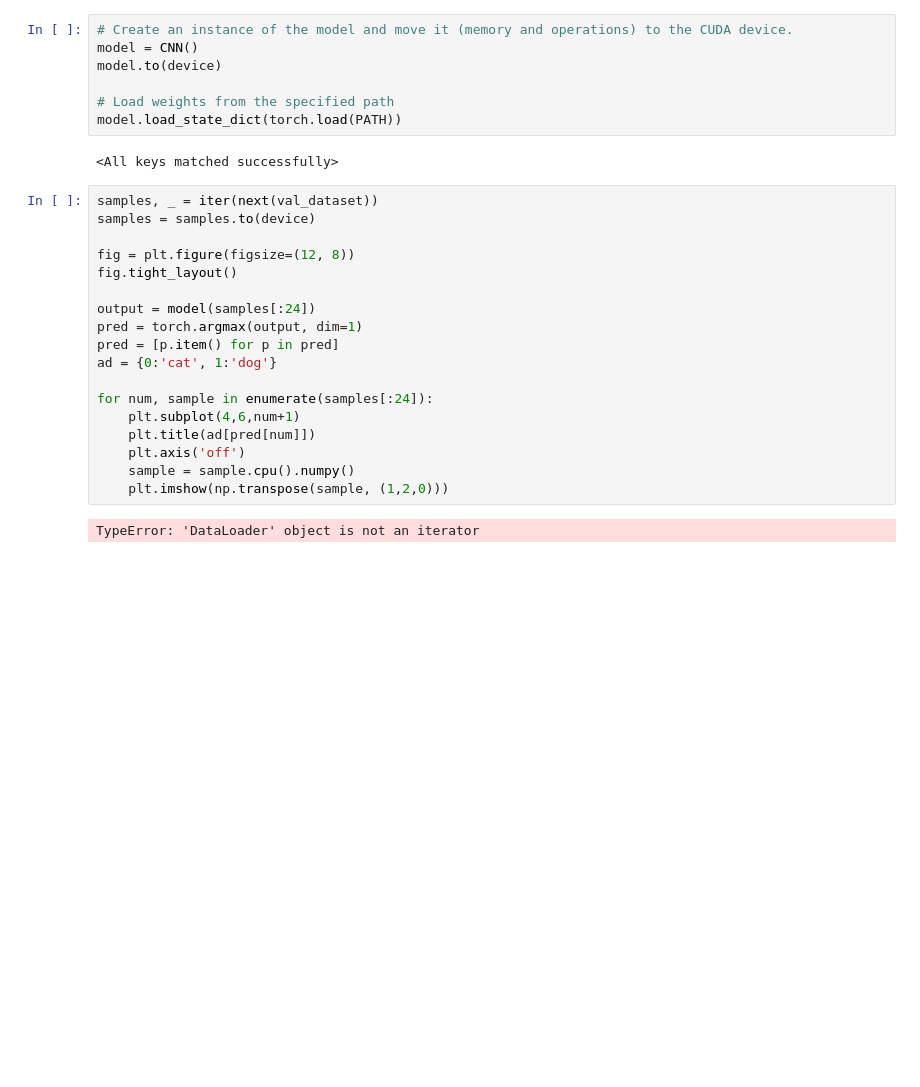
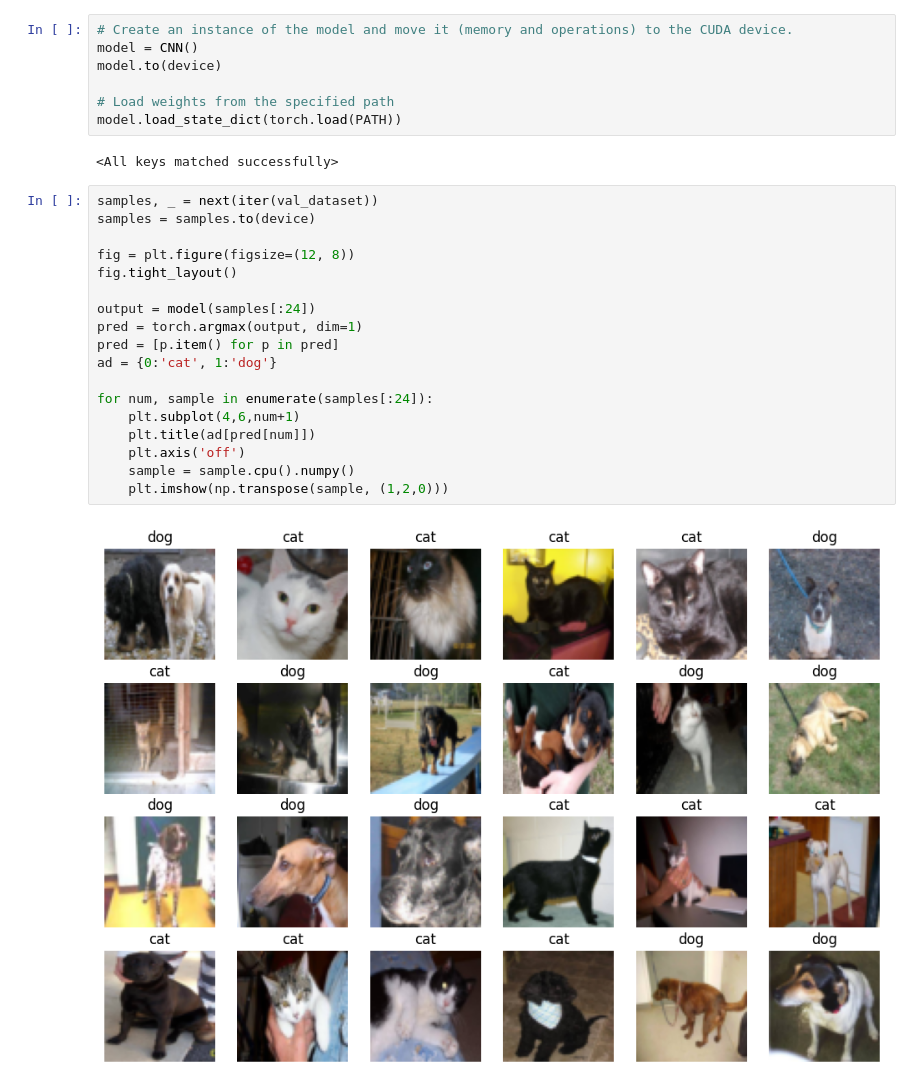
Before and after one commit to Davron030901/PyTorch, a Jupyter notebook: 17_Cats_vs_Dogs_PyTorch.ipynb, the cells around one changed output. Drawn from its saved outputs; the diff is of its cells as text; blank space fills up the shorter version.

```diff
--- a/17_Cats_vs_Dogs_PyTorch.ipynb
+++ b/17_Cats_vs_Dogs_PyTorch.ipynb
@@ -483,22 +483,22 @@ model.load_state_dict(torch.load(PATH))
 # %% [output]
 <All keys matched successfully>
 # %%
-samples, _ = iter(next(val_dataset))
+samples, _ = next(iter(val_dataset))
 samples = samples.to(device)
 
 fig = plt.figure(figsize=(12, 8))
 fig.tight_layout()
 
 output = model(samples[:24])
 pred = torch.argmax(output, dim=1)
 pred = [p.item() for p in pred]
 ad = {0:'cat', 1:'dog'}
 
 for num, sample in enumerate(samples[:24]):
     plt.subplot(4,6,num+1)
     plt.title(ad[pred[num]])
     plt.axis('off')
     sample = sample.cpu().numpy()
     plt.imshow(np.transpose(sample, (1,2,0)))
 # %% [output]
-TypeError: 'DataLoader' object is not an iterator
+[figure, added]
```
Also changed, not shown: parts of 6 cells of this notebook.
